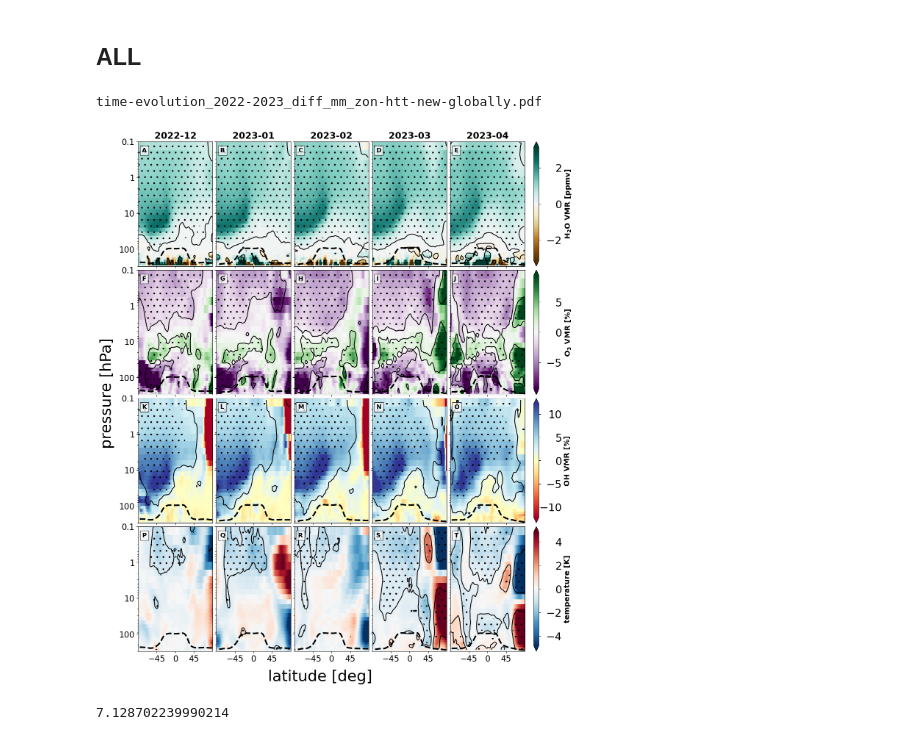
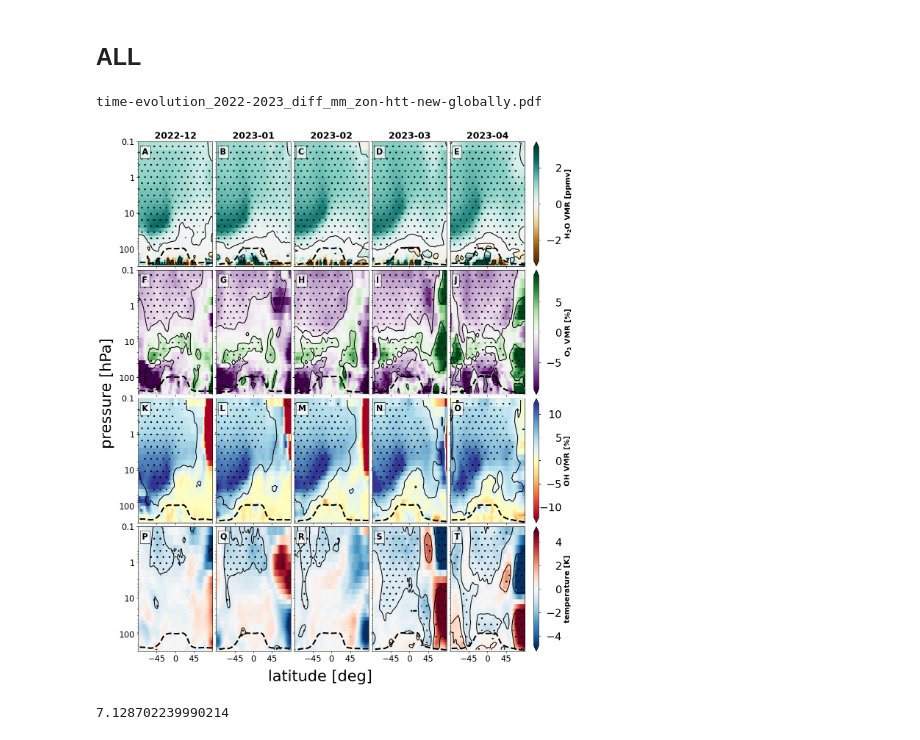
Before and after one commit to kuchaale/HTHH_SSW, a Jupyter notebook: code/figure1_axisgrid.ipynb, the cells around one changed output. Saved outputs shown, nothing was run; the diff lists cells and outputs as text; code cells hidden in the pictures.

```diff
--- a/code/figure1_axisgrid.ipynb
+++ b/code/figure1_axisgrid.ipynb
@@ -509,7 +509,7 @@ for i, (axes, data, data_pv, cmap) in enumerate(
             0.95,
             ascii_uppercase[j],  # f'{sel_var[:-2]} ({label})',
             transform=ax.transAxes,
-            fontsize=12,
+            fontsize=16,
             fontweight="bold",
             va="top",
             bbox={"alpha": 0.7, "facecolor": "white"},
@@ -519,34 +519,34 @@ for i, (axes, data, data_pv, cmap) in enumerate(
         ax.set_yscale("log")
         ax.set_xticks([-45, 0, 45])
 
         fmt = mpl.ticker.FormatStrFormatter("%g")
         ax.yaxis.set_major_formatter(fmt)
 
         ax.set_xlabel(None)
         ax.set_ylabel(None)
         # ax.set_aspect(4)
 
         if i == 0:
             ax.set_title(
                 np.datetime_as_string(sel_dict["time"], unit="M"),
                 fontsize=18,
                 fontweight="bold",
             )
         else:
             ax.set_title(None, fontsize=18)
 
         j += 1
 
 
 fig.supxlabel("latitude [deg]", y = 0.06)
 fig.supylabel("pressure [hPa]", x=0.35)
 outfile = f"time-evolution_2022-2023_diff_mm_zon-htt-new-globally.pdf"
 print(outfile)
 if to_pdf:
     plt.savefig(outfile, bbox_inches="tight")
 # %% [output]
 time-evolution_2022-2023_diff_mm_zon-htt-new-globally.pdf
-[figure, old version]
+[figure, new version]
 # %%
 im.colorbar.vmax
 # %% [output]
```
